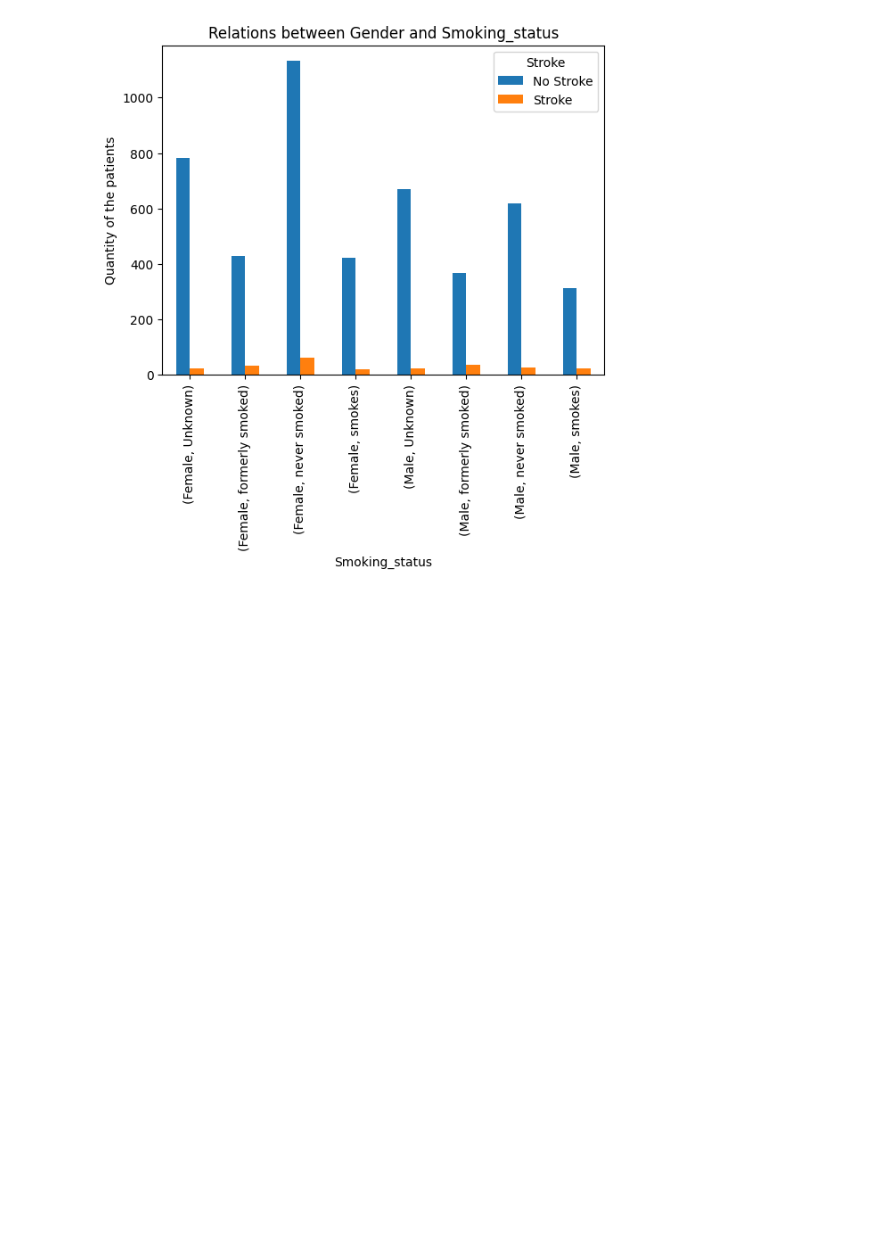
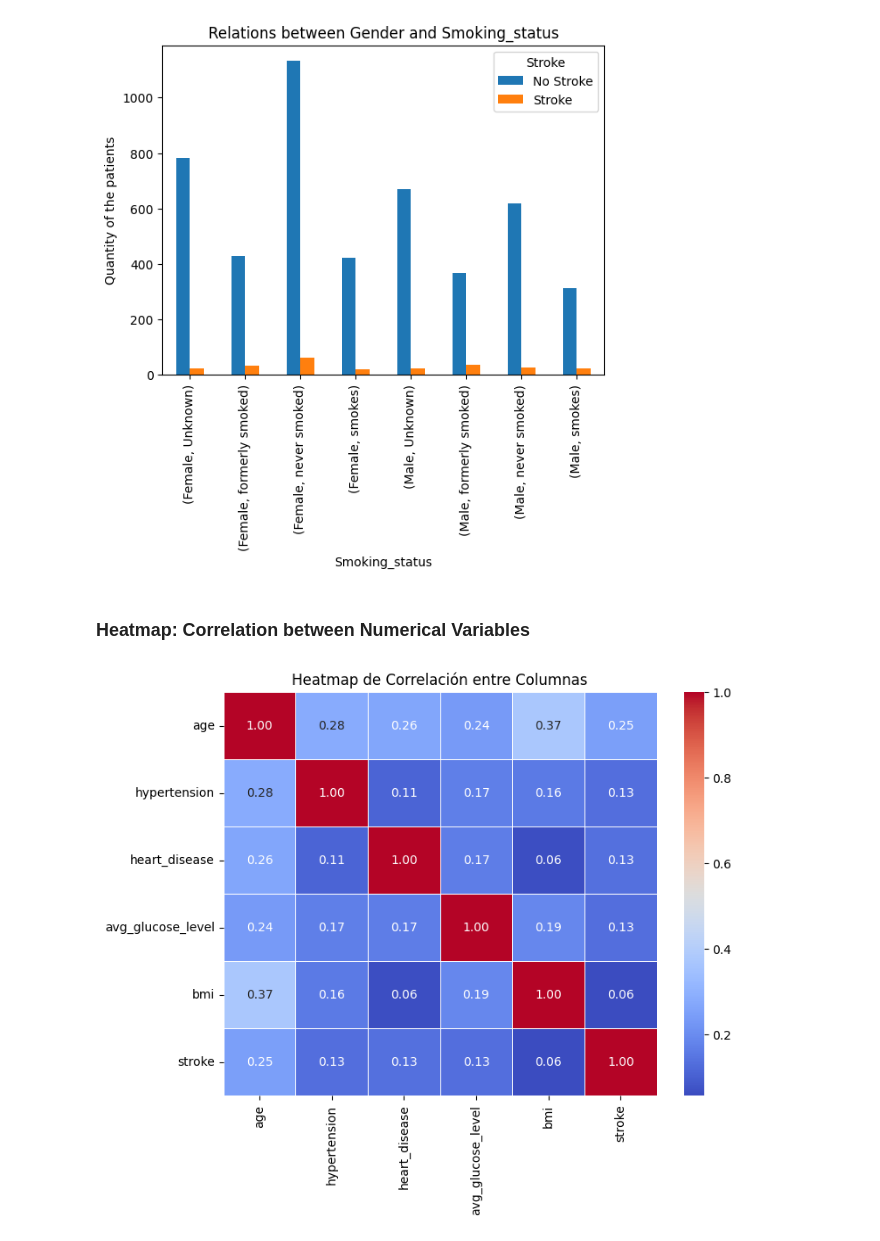
Before and after one commit to AI-School-F5-P2/Data_Scientist_1, a Jupyter notebook: HospitalF5.ipynb, the cells around one changed output. Cells and saved outputs as stored; diff of their text form; code cells hidden in the pictures; blank space fills up the shorter version.

Commit message:
feat: linear correlation analysis between variables

```diff
--- a/HospitalF5.ipynb
+++ b/HospitalF5.ipynb
@@ -292,3 +299,17 @@ Male   Unknown           670  22
        never smoked      617  27
        smokes            312  23
 [figure]
+# %% [markdown]
+### Heatmap: Correlation between Numerical Variables
+# %%
+# Mapa de calor
+
+correlacion_numericas = df.corr()
+
+# Crear el heatmap
+plt.figure(figsize=(8, 6))  # Ajusta el tamaño de la figura, puede ponerse o no.
+sns.heatmap(correlacion_numericas, annot=True, fmt=".2f", cmap='coolwarm', linewidths=0.5)
+plt.title('Heatmap de Correlación entre Columnas')
+plt.show()
+# %% [output]
+[figure, added]
```
Also changed, not shown: parts of 26 cells of this notebook.
